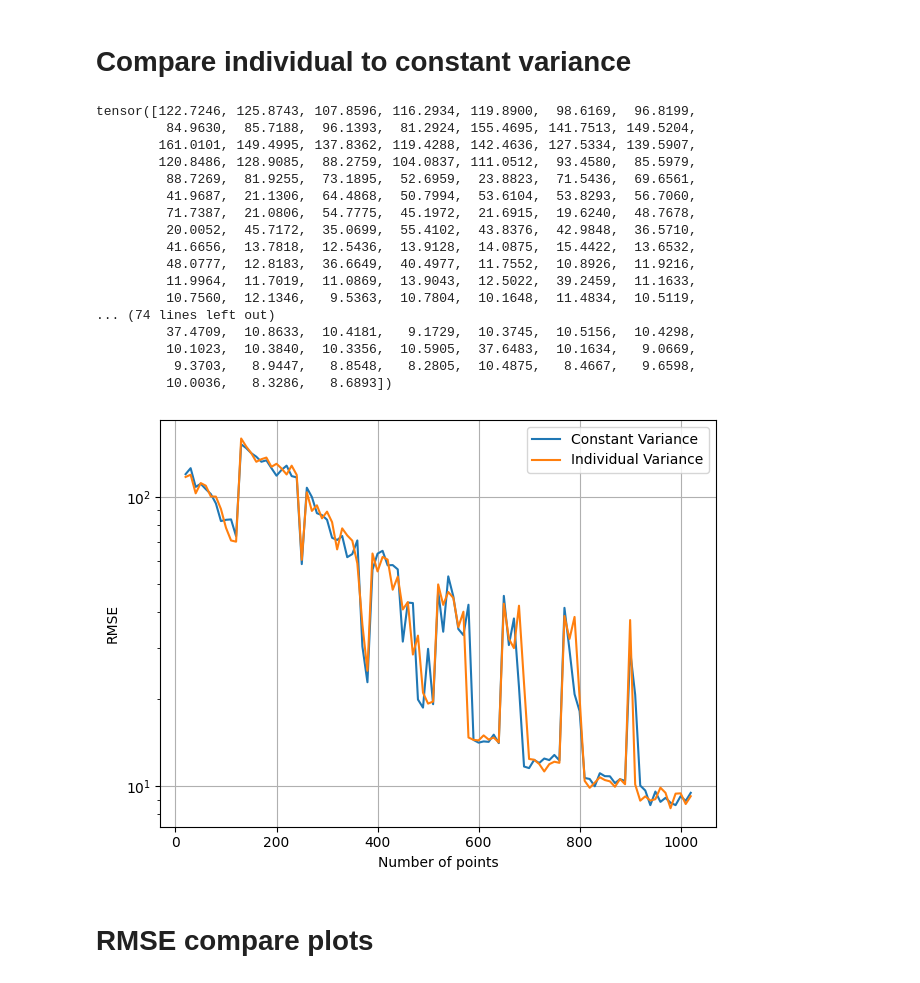
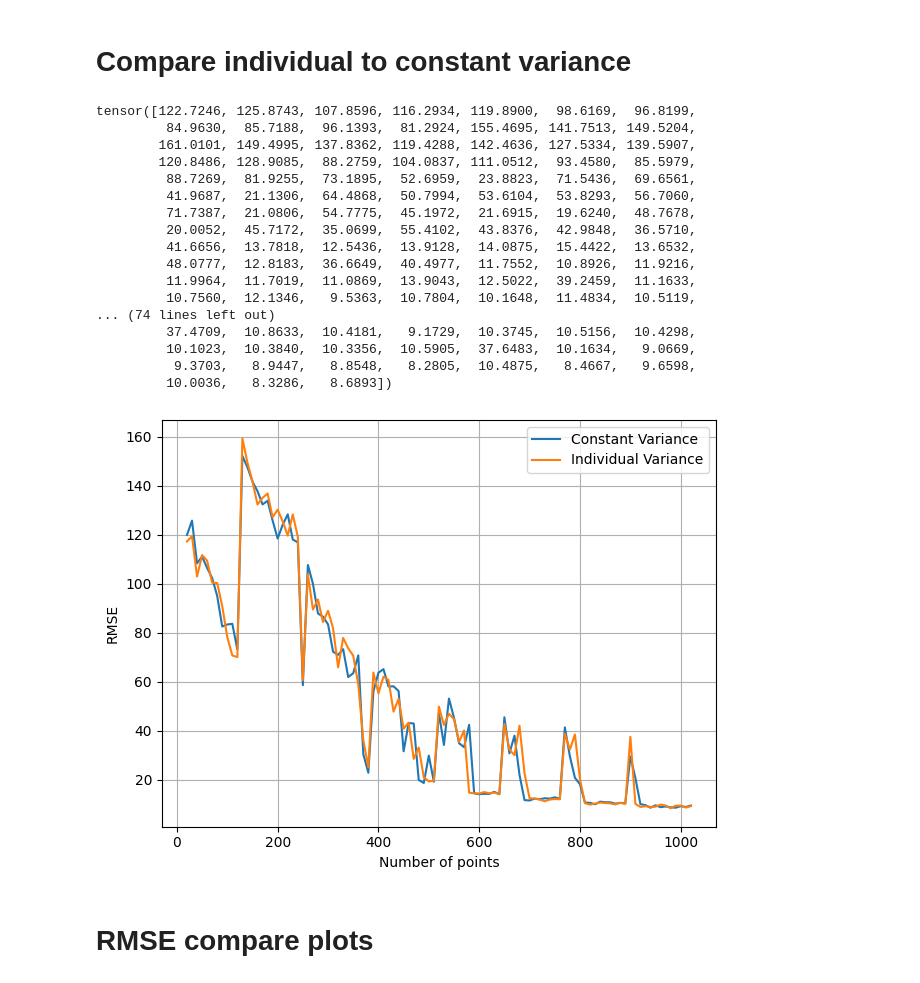
Before and after one commit to Zelos1/UDL_Repo, a Jupyter notebook: VI_Torch.ipynb, the cells around one changed output. Drawn from its saved outputs; the diff is of its cells as text; code cells hidden in the pictures.

```diff
--- a/VI_Torch.ipynb
+++ b/VI_Torch.ipynb
@@ -20,6 +20,7 @@ acquired_points = 10
 num_classes = 10
 acquisition_times = 100
 data_variances = [0.05, 0.02, 0.01, 0.1, 0.005]
+mc_sampling = False
 device = torch.device("mps") if torch.mps.is_available() else "cpu"
 device = torch.device("cuda") if torch.cuda.is_available() else device
 x_train_new, y_train_new, X_p, y_p, x_val, y_val, x_test, y_test = load_mnist()
@@ -123,8 +124,10 @@ class BayesianLastLayerModel(nn.Module):
 
 
     def forward(self, x):
-        # sample = self.sample_y_pred(x)
-        sample = compute_pred_mean(self.feature_extractor, x, self.M_ast)
+        if mc_sampling:
+            sample = self.sample_y_pred(x)
+        else:
+            sample = compute_pred_mean(self.feature_extractor, x, self.M_ast)
         return sample
 # %% [markdown]
 # Variational Inference Methods
@@ -735,33 +734,33 @@ def compute_constant():
 # %%
 steps = list(range(20, 20 + acquired_points * acquisition_times + 1, acquired_points))
 plt.plot(steps, compute_constant(), label="Constant Variance")
 plt.plot(steps, compute_individual(), label="Individual Variance")
-plt.yscale("log")
+# plt.yscale("log")
 plt.grid()
 plt.xlabel("Number of points")
 plt.ylabel("RMSE")
 plt.tight_layout()
 plt.legend()
 plt.savefig("./vi_individual_acq_plot.svg")
 # %% [output]
 tensor([122.7246, 125.8743, 107.8596, 116.2934, 119.8900,  98.6169,  96.8199,
          84.9630,  85.7188,  96.1393,  81.2924, 155.4695, 141.7513, 149.5204,
         161.0101, 149.4995, 137.8362, 119.4288, 142.4636, 127.5334, 139.5907,
         120.8486, 128.9085,  88.2759, 104.0837, 111.0512,  93.4580,  85.5979,
          88.7269,  81.9255,  73.1895,  52.6959,  23.8823,  71.5436,  69.6561,
          41.9687,  21.1306,  64.4868,  50.7994,  53.6104,  53.8293,  56.7060,
          71.7387,  21.0806,  54.7775,  45.1972,  21.6915,  19.6240,  48.7678,
          20.0052,  45.7172,  35.0699,  55.4102,  43.8376,  42.9848,  36.5710,
          41.6656,  13.7818,  12.5436,  13.9128,  14.0875,  15.4422,  13.6532,
          48.0777,  12.8183,  36.6649,  40.4977,  11.7552,  10.8926,  11.9216,
          11.9964,  11.7019,  11.0869,  13.9043,  12.5022,  39.2459,  11.1633,
          10.7560,  12.1346,   9.5363,  10.7804,  10.1648,  11.4834,  10.5119,
 ... (74 lines left out)
          37.4709,  10.8633,  10.4181,   9.1729,  10.3745,  10.5156,  10.4298,
          10.1023,  10.3840,  10.3356,  10.5905,  37.6483,  10.1634,   9.0669,
           9.3703,   8.9447,   8.8548,   8.2805,  10.4875,   8.4667,   9.6598,
          10.0036,   8.3286,   8.6893])
-[figure, old version]
+[figure, new version]
 # %% [markdown]
 # RMSE compare plots
 # %%
```
Also changed, not shown: parts of 2 cells of this notebook, 3 other files.
